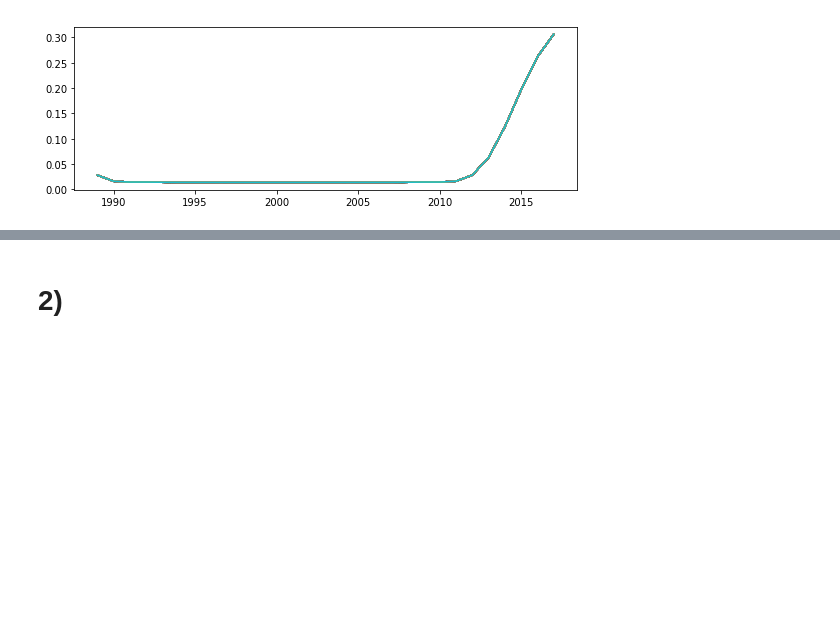
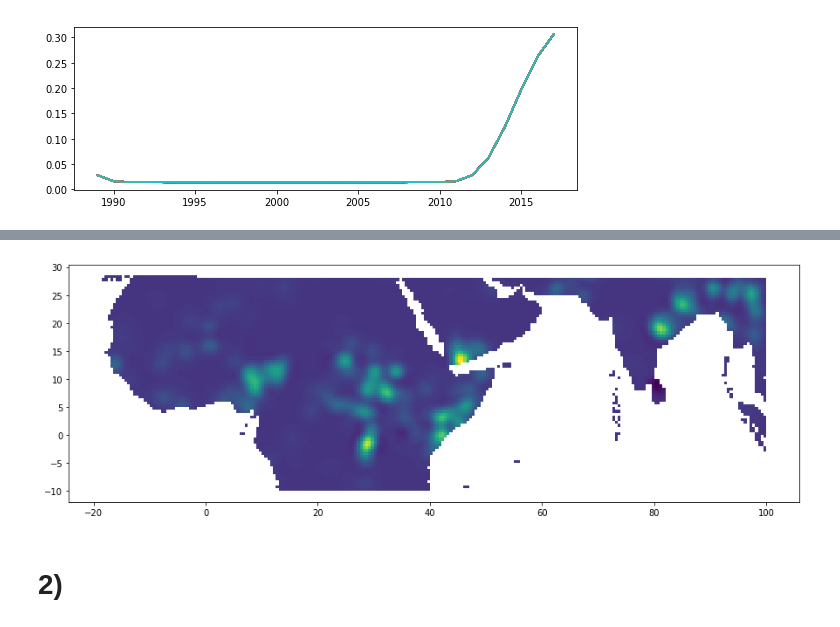
Before and after one commit to Polichinel/Master_Thesis, a Jupyter notebook: Pickle_dce_mu_predictions.ipynb, the cells around one changed output, grey strips where cells are left out. Drawn from its saved outputs; the diff is of its cells as text; code cells hidden in the pictures; blank space fills up the shorter version.

```diff
--- a/Pickle_dce_mu_predictions.ipynb
+++ b/Pickle_dce_mu_predictions.ipynb
@@ -317,0 +316,8 @@ df[0:]
+# %%
+pkl_file = open('dce_mu_list_0_10000.pkl', 'rb')
+pickle_test_mu_list = pickle.load(pkl_file)
+pkl_file.close()
+
+pkl_file = open('dce_var_list_0_10000.pkl', 'rb')
+pickle_test_var_list = pickle.load(pkl_file)
+pkl_file.close()
@@ -318,3 +350,13 @@ df[0:]
+# %%
+dce_mu_train_years = np.array(pickle_test_mu_list)[0:10000,0:24].flatten() # no new x years
+# you just use the original df when you want to add extrapolated years
+df_sub_0_10k = df.sort_values(['gid','year'])[0:240000].copy()
+df_sub_0_10k['dce_mu'] = dce_mu_train_years
+
+df_sub_0_10k[df_sub_0_10k['year']==2012].plot(column = 'dce_mu', figsize=(15, 15))
+plt.show()
+# %% [output]
+[figure, added]
 # %% [markdown]
 # 2)
 # %%
```
Also changed, not shown: parts of 7 cells of this notebook.
